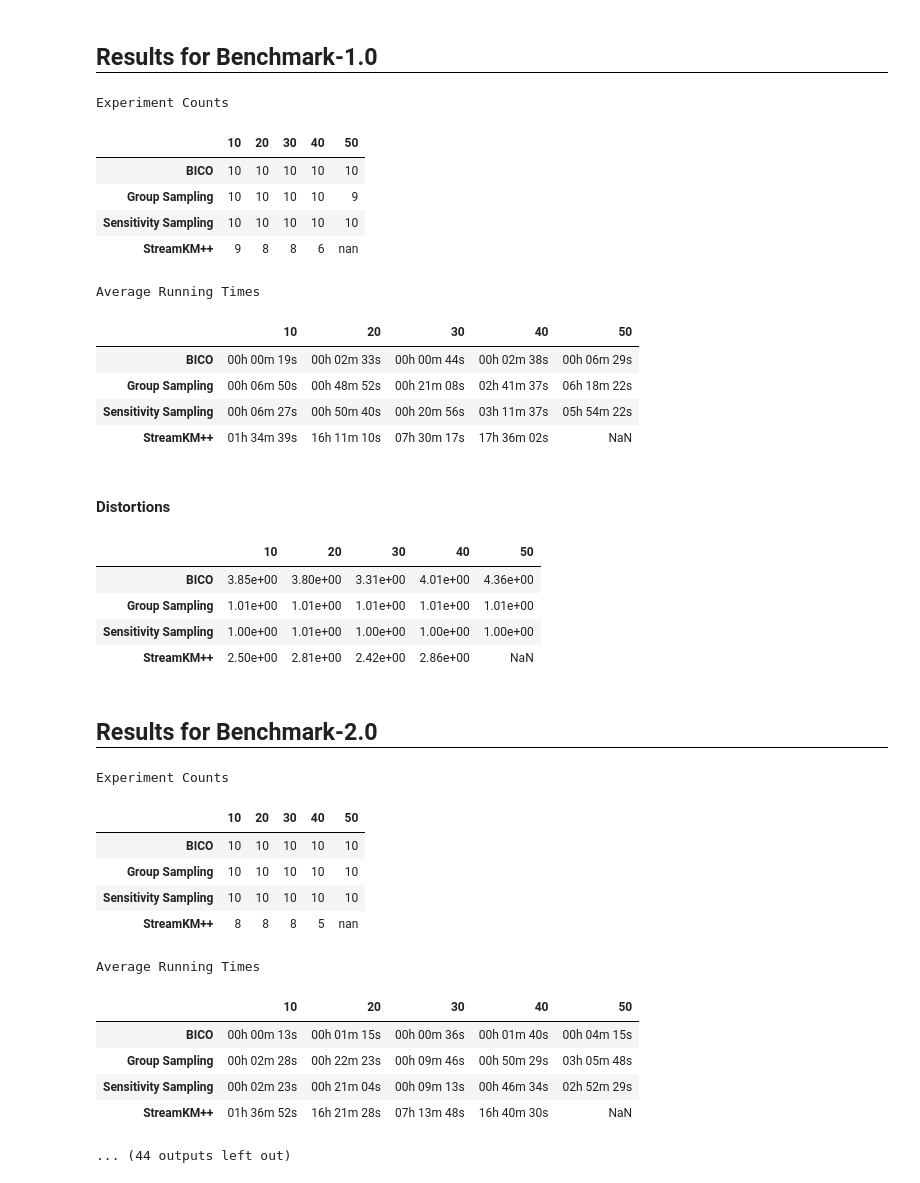
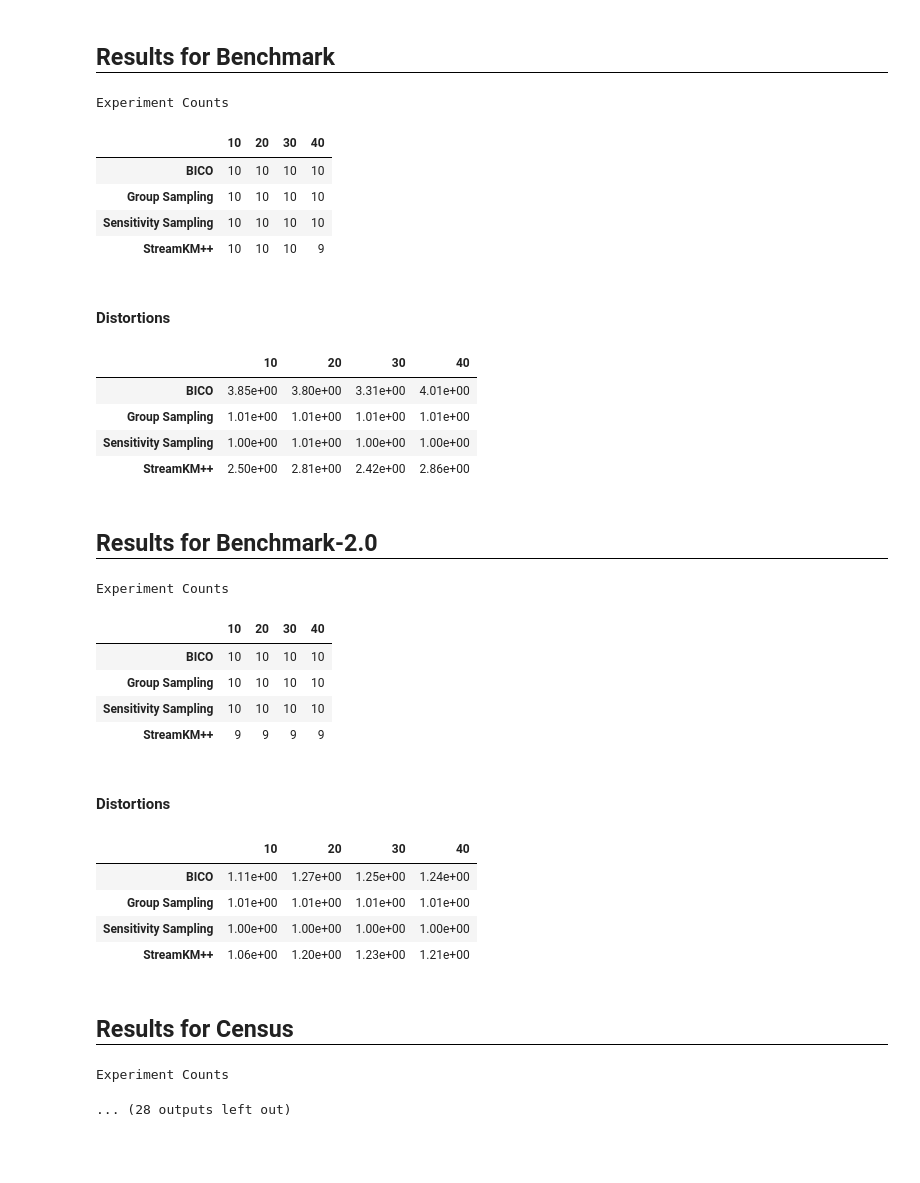
Before and after one commit to sheikhomar/coresets-bench, a Jupyter notebook: pynb/11-combined-results.ipynb, the cells around one changed output. Saved outputs shown, nothing was run; the diff lists cells and outputs as text; code cells hidden in the pictures; blank space fills up the shorter version.

```diff
--- a/pynb/11-combined-results.ipynb
+++ b/pynb/11-combined-results.ipynb
@@ -44,7 +44,7 @@ def get_dataset_print_name(run_info):
         "covertype": "Covertype",
         "covertypelowd": "Covertype+PCA",
         "tower": "Tower",
-        "hardinstanceb1": "Benchmark-1.0",
+        "hardinstanceb1": "Benchmark",
         "hardinstanceb2": "Benchmark-2.0",
     }
     if run_info.dataset in d:
@@ -56,10 +56,12 @@ def get_costs(file_paths):
     costs = []
     for index, run_file_path in enumerate(file_paths):
         run_info = RunInfo.load_json(run_file_path)
+        if "hardinstance" in run_info.dataset and run_info.k > 40:
+            continue
         real_cost = load_cost_from_file(run_file_path.parent / "real_cost.txt")
         coreset_cost = load_cost_from_file(run_file_path.parent / "coreset_cost.txt")
         distortion = None
-        if real_cost is not None or coreset_cost is not None:
+        if real_cost is not None and coreset_cost is not None:
             distortion = max(float(real_cost/coreset_cost), float(coreset_cost/real_cost))
         costs.append({
             "dataset": get_dataset_print_name(run_info),
@@ -166,41 +163,37 @@ Warning: ../data/odin-results/hardinstanceb1/basic-clustering-k40-m8000/2021-08-
 df_aggr_costs = aggregate_costs(df_cost_data)
 # %%
 for dataset_name in df_aggr_costs.dataset.unique():
-    display_results_for(df_aggr_costs, dataset_name=dataset_name, show_counts=True, show_running_times=True, show_costs=False)
+    display_results_for(df_aggr_costs, dataset_name=dataset_name, show_counts=True, show_running_times=False, show_costs=False)
 # %% [output]
-Results for Benchmark-1.0
+Results for Benchmark
 Experiment Counts
-|  | 10 | 20 | 30 | 40 | 50 |
-| BICO | 10 | 10 | 10 | 10 | 10 |
-| Group Sampling | 10 | 10 | 10 | 10 | 9 |
-| Sensitivity Sampling | 10 | 10 | 10 | 10 | 10 |
-| StreamKM++ | 9 | 8 | 8 | 6 | nan |
+|  | 10 | 20 | 30 | 40 |
+| BICO | 10 | 10 | 10 | 10 |
+| Group Sampling | 10 | 10 | 10 | 10 |
+| Sensitivity Sampling | 10 | 10 | 10 | 10 |
+| StreamKM++ | 10 | 10 | 10 | 9 |
+Distortions
+|  | 10 | 20 | 30 | 40 |
+| BICO | 3.85e+00 | 3.80e+00 | 3.31e+00 | 4.01e+00 |
+| Group Sampling | 1.01e+00 | 1.01e+00 | 1.01e+00 | 1.01e+00 |
+| Sensitivity Sampling | 1.00e+00 | 1.01e+00 | 1.00e+00 | 1.00e+00 |
+| StreamKM++ | 2.50e+00 | 2.81e+00 | 2.42e+00 | 2.86e+00 |
+Results for Benchmark-2.0
-Average Running Times
+Experiment Counts
-|  | 10 | 20 | 30 | 40 | 50 |
-| BICO | 00h 00m 19s | 00h 02m 33s | 00h 00m 44s | 00h 02m 38s | 00h 06m 29s |
-| Group Sampling | 00h 06m 50s | 00h 48m 52s | 00h 21m 08s | 02h 41m 37s | 06h 18m 22s |
-| Sensitivity Sampling | 00h 06m 27s | 00h 50m 40s | 00h 20m 56s | 03h 11m 37s | 05h 54m 22s |
-| StreamKM++ | 01h 34m 39s | 16h 11m 10s | 07h 30m 17s | 17h 36m 02s | NaN |
-Distortions
-|  | 10 | 20 | 30 | 40 | 50 |
-| BICO | 3.85e+00 | 3.80e+00 | 3.31e+00 | 4.01e+00 | 4.36e+00 |
-| Group Sampling | 1.01e+00 | 1.01e+00 | 1.01e+00 | 1.01e+00 | 1.01e+00 |
-| Sensitivity Sampling | 1.00e+00 | 1.01e+00 | 1.00e+00 | 1.00e+00 | 1.00e+00 |
-| StreamKM++ | 2.50e+00 | 2.81e+00 | 2.42e+00 | 2.86e+00 | NaN |
+|  | 10 | 20 | 30 | 40 |
+| BICO | 10 | 10 | 10 | 10 |
+| Group Sampling | 10 | 10 | 10 | 10 |
+| Sensitivity Sampling | 10 | 10 | 10 | 10 |
+| StreamKM++ | 9 | 9 | 9 | 9 |
-Results for Benchmark-2.0
+Distortions
+|  | 10 | 20 | 30 | 40 |
+| BICO | 1.11e+00 | 1.27e+00 | 1.25e+00 | 1.24e+00 |
+| Group Sampling | 1.01e+00 | 1.01e+00 | 1.01e+00 | 1.01e+00 |
+| Sensitivity Sampling | 1.00e+00 | 1.00e+00 | 1.00e+00 | 1.00e+00 |
+| StreamKM++ | 1.06e+00 | 1.20e+00 | 1.23e+00 | 1.21e+00 |
+Results for Census
 Experiment Counts
-|  | 10 | 20 | 30 | 40 | 50 |
-| BICO | 10 | 10 | 10 | 10 | 10 |
-| Group Sampling | 10 | 10 | 10 | 10 | 10 |
-| Sensitivity Sampling | 10 | 10 | 10 | 10 | 10 |
-| StreamKM++ | 8 | 8 | 8 | 5 | nan |
-Average Running Times
+... (28 outputs left out)
-|  | 10 | 20 | 30 | 40 | 50 |
-| BICO | 00h 00m 13s | 00h 01m 15s | 00h 00m 36s | 00h 01m 40s | 00h 04m 15s |
-| Group Sampling | 00h 02m 28s | 00h 22m 23s | 00h 09m 46s | 00h 50m 29s | 03h 05m 48s |
-| Sensitivity Sampling | 00h 02m 23s | 00h 21m 04s | 00h 09m 13s | 00h 46m 34s | 02h 52m 29s |
-| StreamKM++ | 01h 36m 52s | 16h 21m 28s | 07h 13m 48s | 16h 40m 30s | NaN |
-... (44 outputs left out)
 # %%
 with sns.plotting_context("notebook", font_scale=1.4):
     for dataset in df_aggr_costs.dataset.unique():
```
Also changed, not shown: parts of 6 cells of this notebook, 1 other file.
